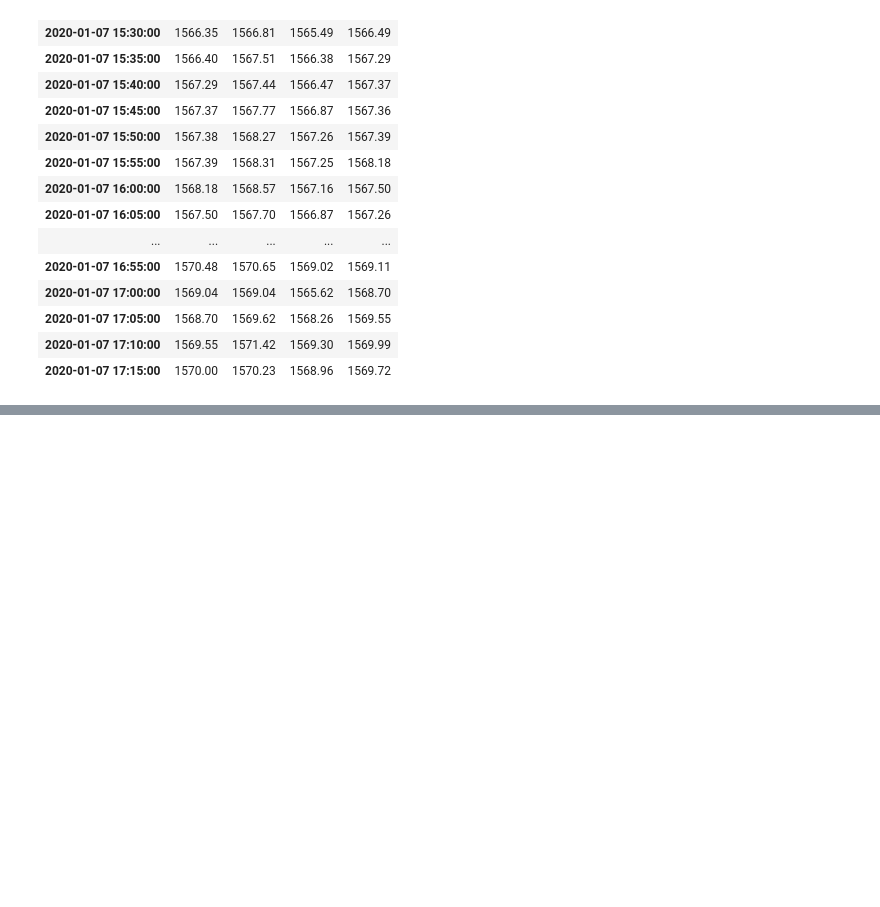
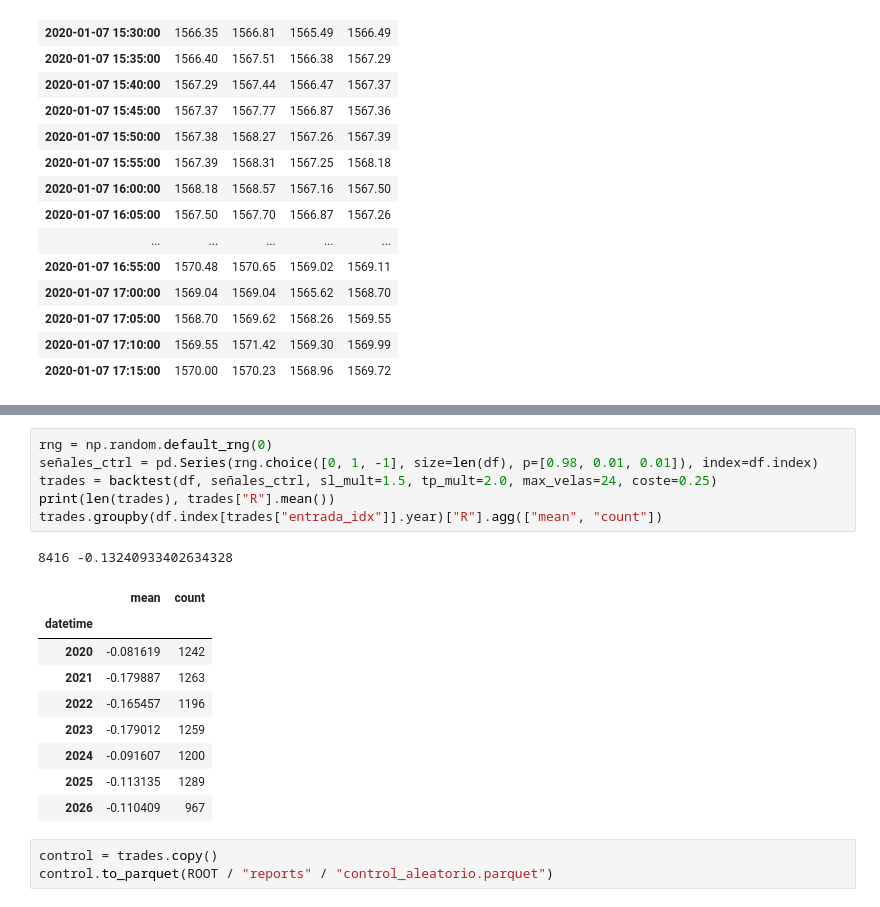
Before and after one commit to K4iserDev/Quant, a Jupyter notebook: notebooks/03_estrategy.ipynb, the cells around one changed output, grey strips where cells are left out. Drawn from its saved outputs; the diff is of its cells as text; blank space fills up the shorter version.

```diff
--- a/notebooks/03_estrategy.ipynb
+++ b/notebooks/03_estrategy.ipynb
@@ -55,0 +66,20 @@ trades.head()
+# %%
+rng = np.random.default_rng(0)
+señales_ctrl = pd.Series(rng.choice([0, 1, -1], size=len(df), p=[0.98, 0.01, 0.01]), index=df.index)
+trades = backtest(df, señales_ctrl, sl_mult=1.5, tp_mult=2.0, max_velas=24, coste=0.25)
+print(len(trades), trades["R"].mean())
+trades.groupby(df.index[trades["entrada_idx"]].year)["R"].agg(["mean", "count"])
+# %% [output]
+8416 -0.13240933402634328
+|  | mean | count |
+| datetime |  |  |
+| 2020 | -0.081619 | 1242 |
+| 2021 | -0.179887 | 1263 |
+| 2022 | -0.165457 | 1196 |
+| 2023 | -0.179012 | 1259 |
+| 2024 | -0.091607 | 1200 |
+| 2025 | -0.113135 | 1289 |
+| 2026 | -0.110409 | 967 |
+# %%
+control = trades.copy()
+control.to_parquet(ROOT / "reports" / "control_aleatorio.parquet")
```
Also changed, not shown: parts of 7 cells of this notebook, 4 other files.
